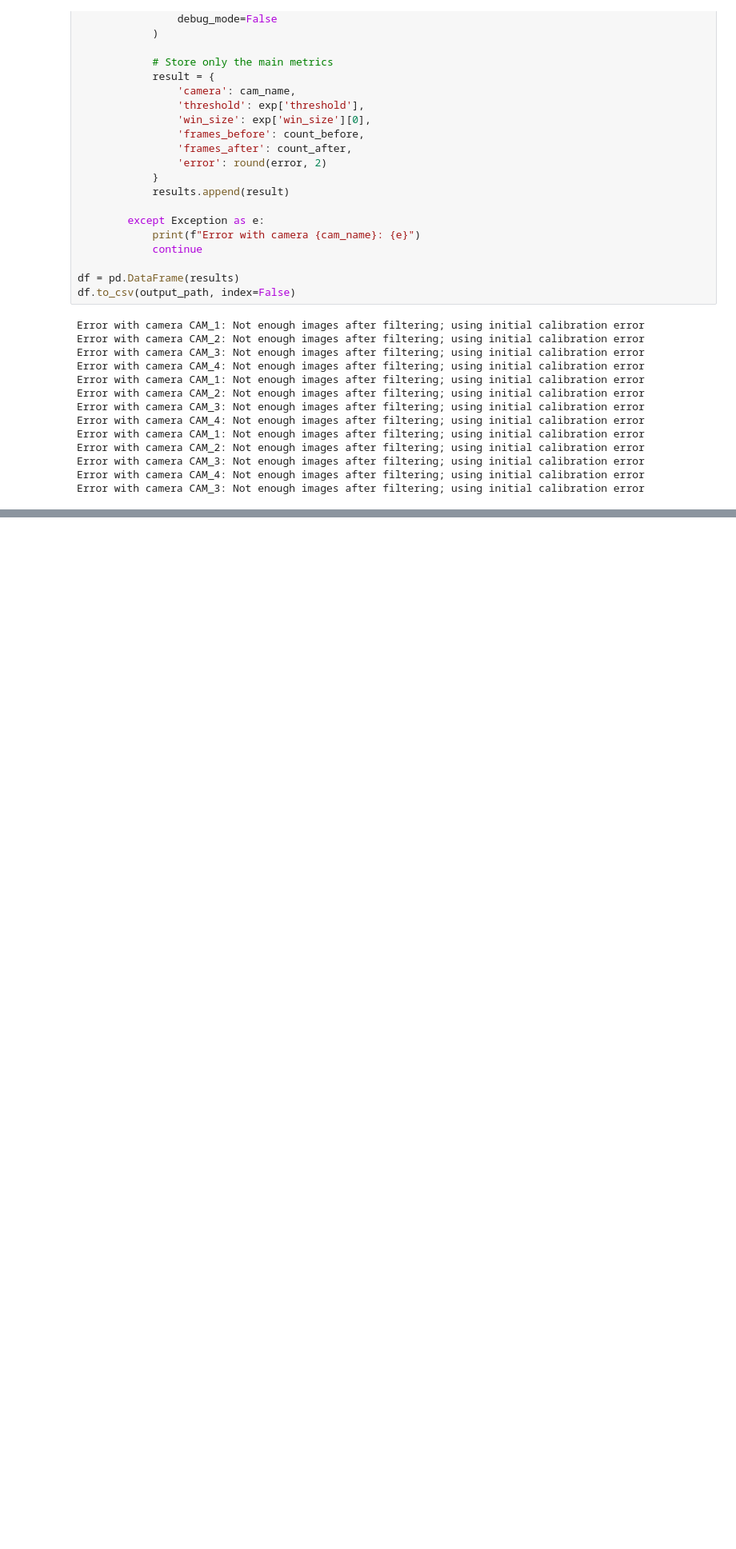
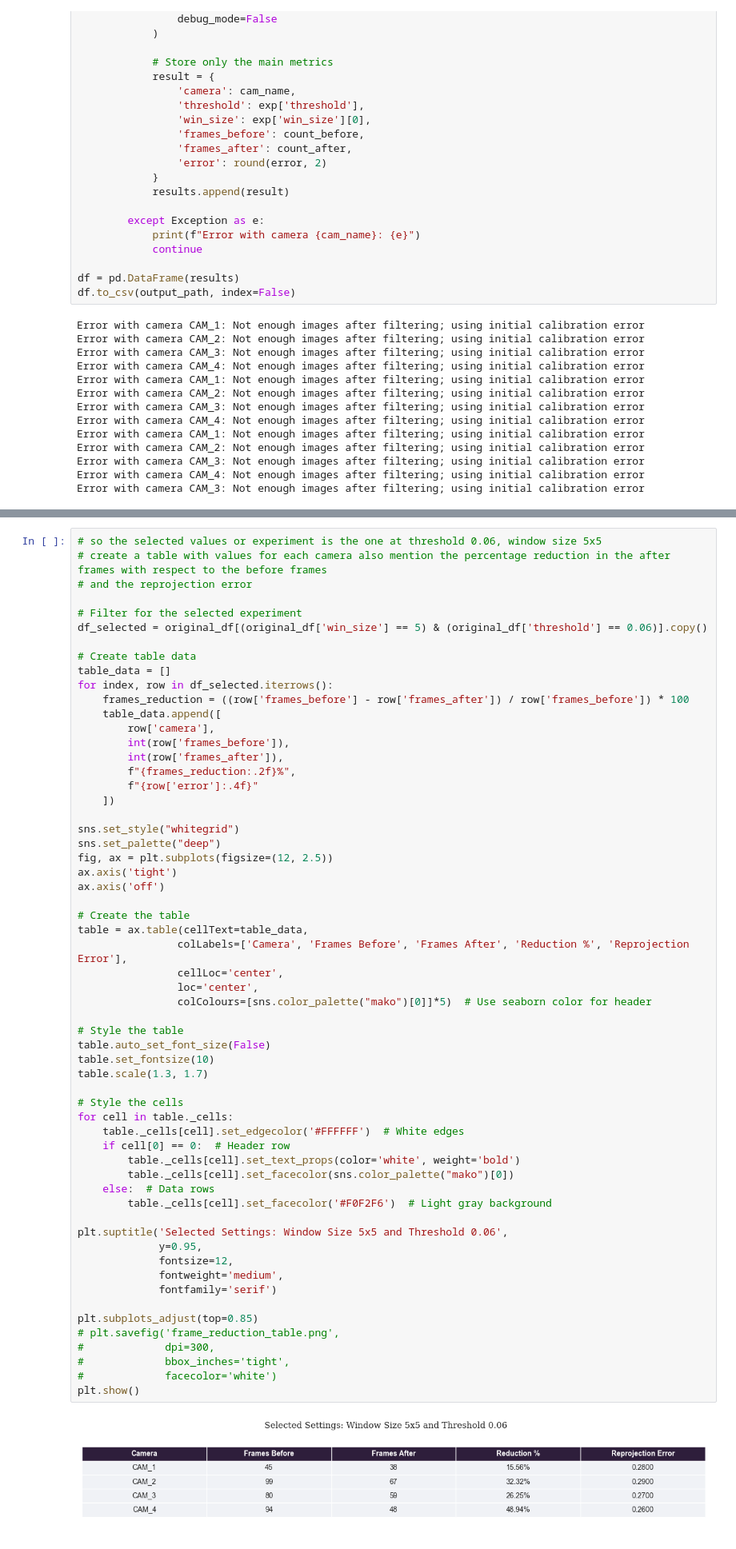
Before and after one commit to damianstone/cv-calibration-triangulation, a Jupyter notebook: report/calibration_results..ipynb, the cells around one changed output, grey strips where cells are left out. Shown at 80% size. Drawn from its saved outputs; the diff is of its cells as text; blank space fills up the shorter version.

```diff
--- a/report/calibration_results..ipynb
+++ b/report/calibration_results..ipynb
@@ -226,0 +283,61 @@ plt.show()
+# %%
+# so the selected values or experiment is the one at threshold 0.06, window size 5x5
+# create a table with values for each camera also mention the percentage reduction in the after frames with respect to the before frames
+# and the reprojection error
+
+# Filter for the selected experiment
+df_selected = original_df[(original_df['win_size'] == 5) & (original_df['threshold'] == 0.06)].copy()
+
+# Create table data
+table_data = []
+for index, row in df_selected.iterrows():
+    frames_reduction = ((row['frames_before'] - row['frames_after']) / row['frames_before']) * 100
+    table_data.append([
+        row['camera'],
+        int(row['frames_before']),
+        int(row['frames_after']),
+        f"{frames_reduction:.2f}%",
+        f"{row['error']:.4f}"
+    ])
+
+sns.set_style("whitegrid")
+sns.set_palette("deep")
+fig, ax = plt.subplots(figsize=(12, 2.5))
+ax.axis('tight')
+ax.axis('off')
+
+# Create the table
+table = ax.table(cellText=table_data,
+                colLabels=['Camera', 'Frames Before', 'Frames After', 'Reduction %', 'Reprojection Error'],
+                cellLoc='center',
+                loc='center',
+                colColours=[sns.color_palette("mako")[0]]*5)  # Use seaborn color for header
+
+# Style the table
+table.auto_set_font_size(False)
+table.set_fontsize(10)
+table.scale(1.3, 1.7)
+
+# Style the cells
+for cell in table._cells:
+    table._cells[cell].set_edgecolor('#FFFFFF')  # White edges
+    if cell[0] == 0:  # Header row
+        table._cells[cell].set_text_props(color='white', weight='bold')
+        table._cells[cell].set_facecolor(sns.color_palette("mako")[0])
+    else:  # Data rows
+        table._cells[cell].set_facecolor('#F0F2F6')  # Light gray background
+
+plt.suptitle('Selected Settings: Window Size 5x5 and Threshold 0.06',
+             y=0.95,
+             fontsize=12,
+             fontweight='medium',
+             fontfamily='serif')
+
+plt.subplots_adjust(top=0.85)
+# plt.savefig('frame_reduction_table.png',
+#             dpi=300,
+#             bbox_inches='tight',
+#             facecolor='white')
+plt.show()
+# %% [output]
+[figure, added]
```
Also changed, not shown: parts of 6 cells of this notebook.
